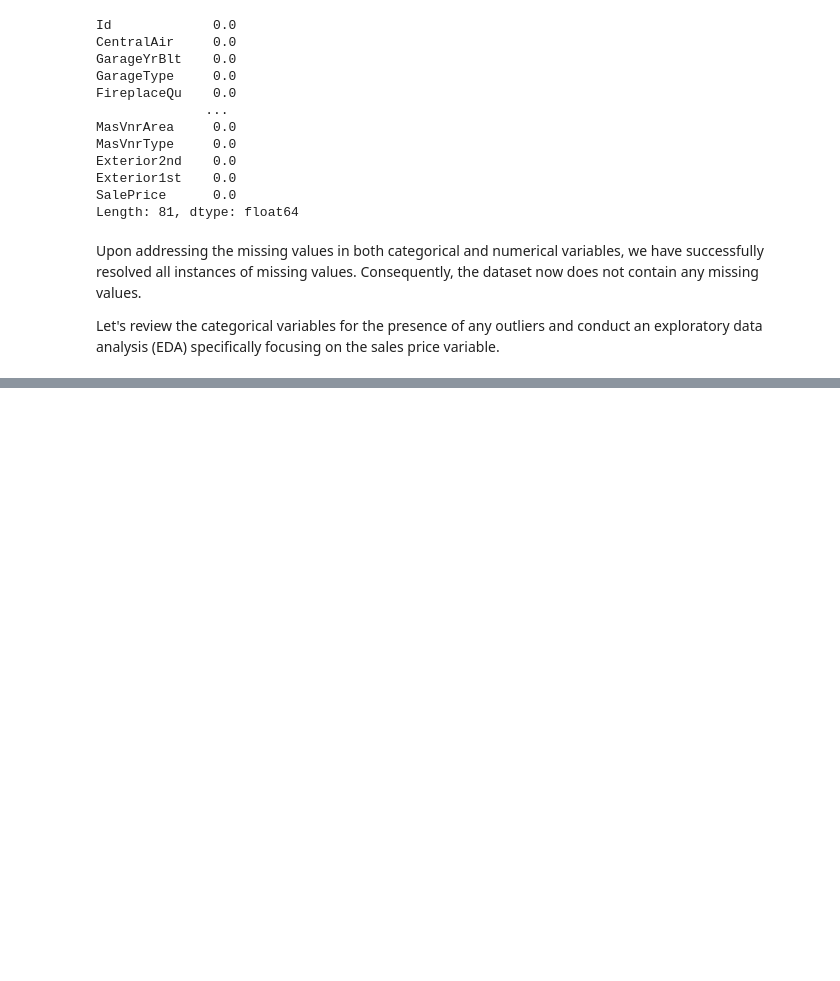
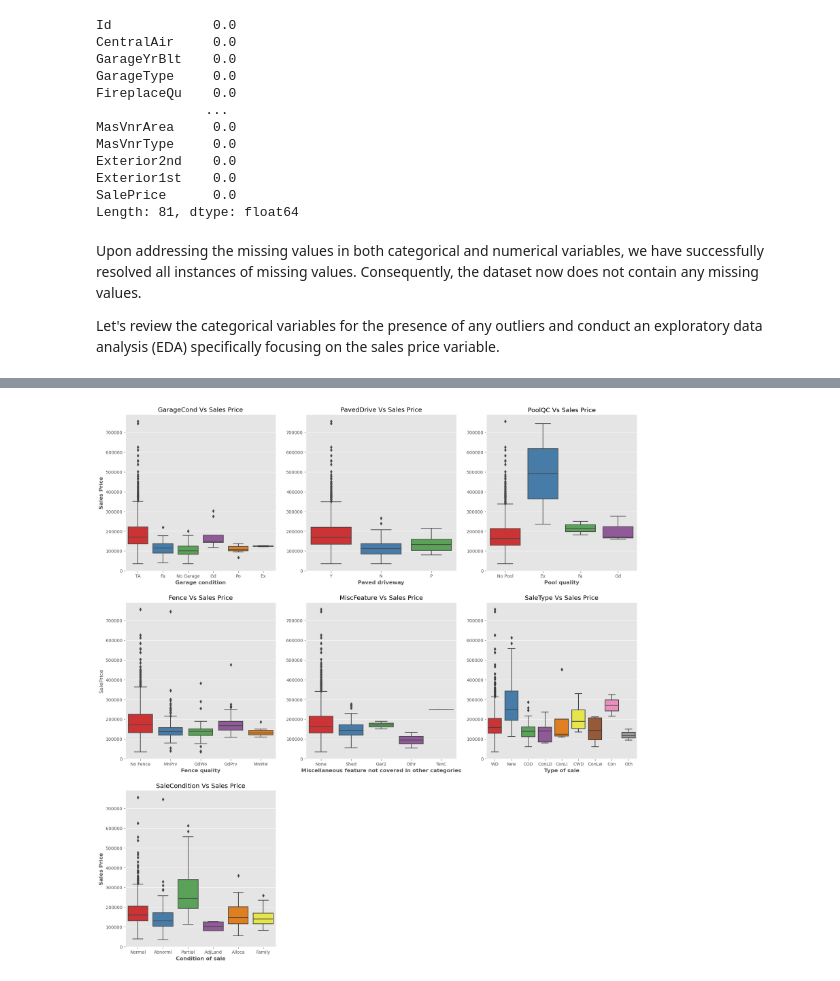
Before and after one commit to spidy95/HousePricePrediction, a Jupyter notebook: Part 1 House Price Prediction.ipynb, the cells around one changed output, grey strips where cells are left out. Cells and saved outputs as stored; diff of their text form; code cells hidden in the pictures; blank space fills up the shorter version.

```diff
--- a/Part 1 House Price Prediction.ipynb
+++ b/Part 1 House Price Prediction.ipynb
@@ -499,0 +844,53 @@ Let's review the categorical variables for the presence of any outliers and cond
+# %%
+fig = plt.figure(figsize = (21,22))
+
+plt.subplot(331)
+sns.boxplot(x='GarageCond',y='SalePrice',data=df, palette="Set1")
+plt.title('GarageCond Vs Sales Price')
+plt.xlabel('Garage condition', fontsize=12,fontweight='bold')
+plt.ylabel('Sales Price', fontsize=12,fontweight='bold')
+
+
+plt.subplot(332)
+sns.boxplot(x='PavedDrive',y='SalePrice',data=df, palette="Set1").set(ylabel=None)
+plt.title('PavedDrive Vs Sales Price')
+plt.xlabel('Paved driveway', fontsize=12, fontweight='bold')
+# plt.ylabel('Sales Price', fontsize=12)
+
+
+plt.subplot(333)
+sns.boxplot(x='PoolQC',y='SalePrice',data=df, palette="Set1").set(ylabel=None)
+plt.title('PoolQC Vs Sales Price')
+plt.xlabel('Pool quality', fontsize=12, fontweight='bold')
+# plt.ylabel('Sales Price', fontsize=12)
+
+
+plt.subplot(334)
+sns.boxplot(x='Fence',y='SalePrice',data=df, palette="Set1")
+plt.title('Fence Vs Sales Price')
+plt.xlabel('Fence quality', fontsize=12, fontweight='bold')
+# plt.ylabel('Sales Price', fontsize=12)
+
+
+plt.subplot(335)
+sns.boxplot(x='MiscFeature',y='SalePrice',data=df, palette="Set1").set(ylabel=None)
+plt.title('MiscFeature Vs Sales Price')
+plt.xlabel('Miscellaneous feature not covered in other categories', fontsize=12, fontweight='bold')
+# plt.ylabel('Sales Price', fontsize=12)
+
+
+plt.subplot(336)
+sns.boxplot(x='SaleType',y='SalePrice',data=df, palette="Set1").set(ylabel=None)
+plt.title('SaleType Vs Sales Price')
+plt.xlabel('Type of sale', fontsize=12, fontweight='bold')
+# plt.ylabel('Sales Price', fontsize=12)
+
+
+plt.subplot(337)
+sns.boxplot(x='SaleCondition',y='SalePrice',data=df, palette="Set1")
+plt.title('SaleCondition Vs Sales Price')
+plt.xlabel('Condition of sale', fontsize=12, fontweight='bold')
+plt.ylabel('Sales Price', fontsize=12,fontweight='bold')
+plt.show()
+# %% [output]
+[figure, added]
```
Also changed, not shown: parts of 66 cells of this notebook.
